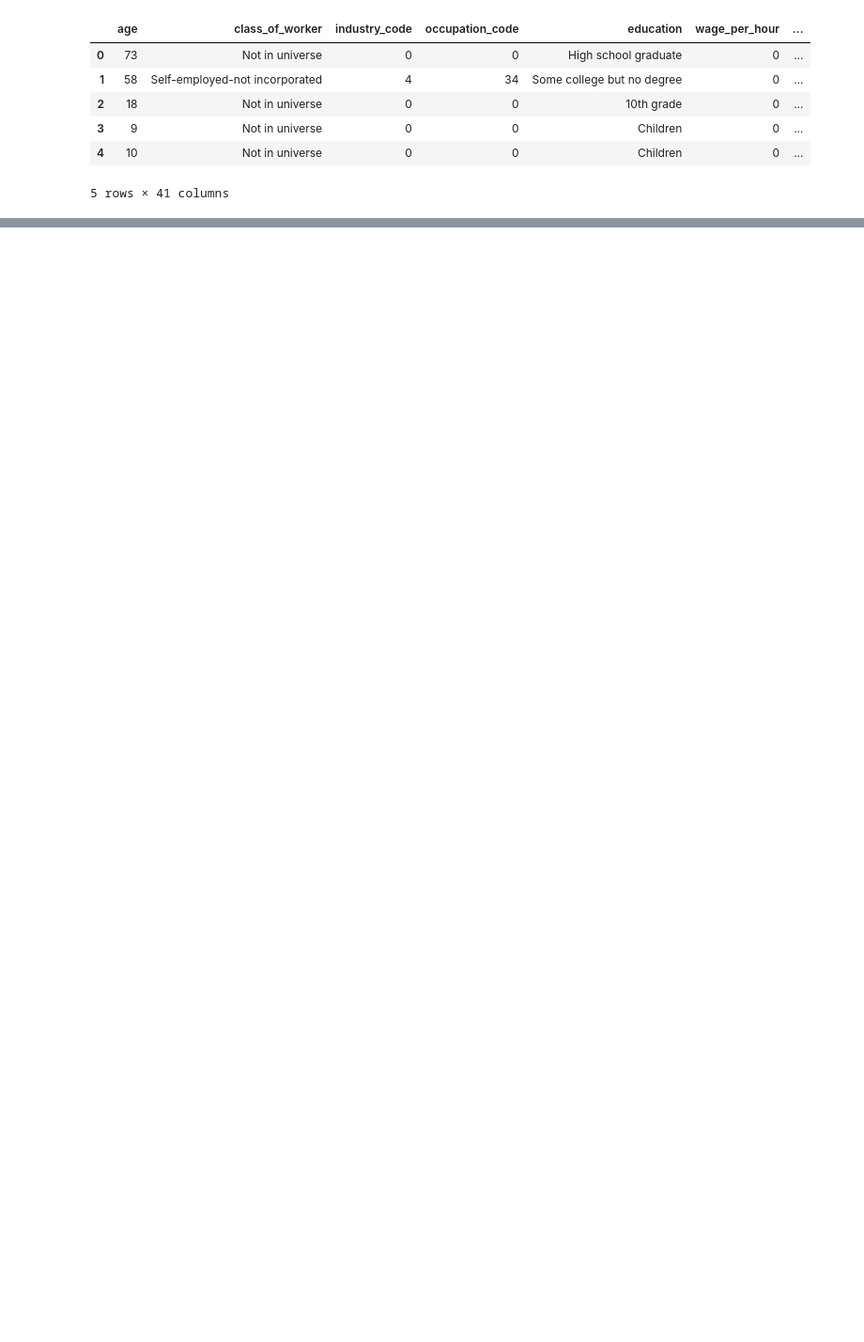
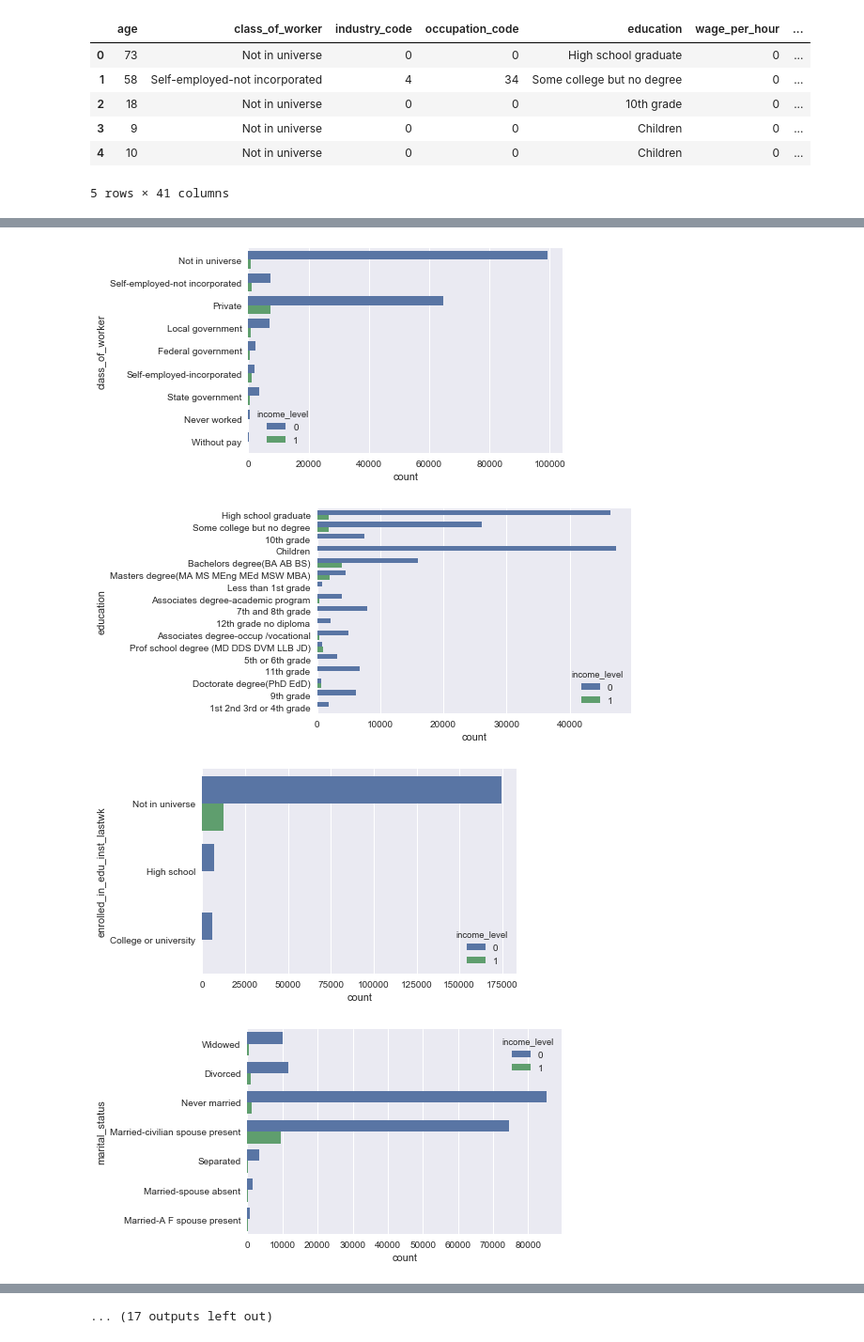
Before and after one commit to jcarpenter12/Imbalanced-Classification, a Jupyter notebook: Untitled1.ipynb, the cells around one changed output, grey strips where cells are left out. Shown at 94% size. Saved outputs shown, nothing was run; the diff lists cells and outputs as text; code cells hidden in the pictures; blank space fills up the shorter version.

```diff
--- a/Untitled1.ipynb
+++ b/Untitled1.ipynb
@@ -123,0 +133,10 @@ categorical = df.select_dtypes(exclude=numerics)
+# %%
+cols = categorical.columns.values
+for col in cols:
+    plt.figure(col)
+    sns.countplot(y=col, hue="income_level", data=categorical)
+# %% [output]
+[figure, added]
+[figure, added]
+[figure, added]
+[figure, added]
@@ -123,0 +151 @@ categorical = df.select_dtypes(exclude=numerics)
+... (17 outputs left out)
```
Also changed, not shown: parts of 29 cells of this notebook, 2 other files.
